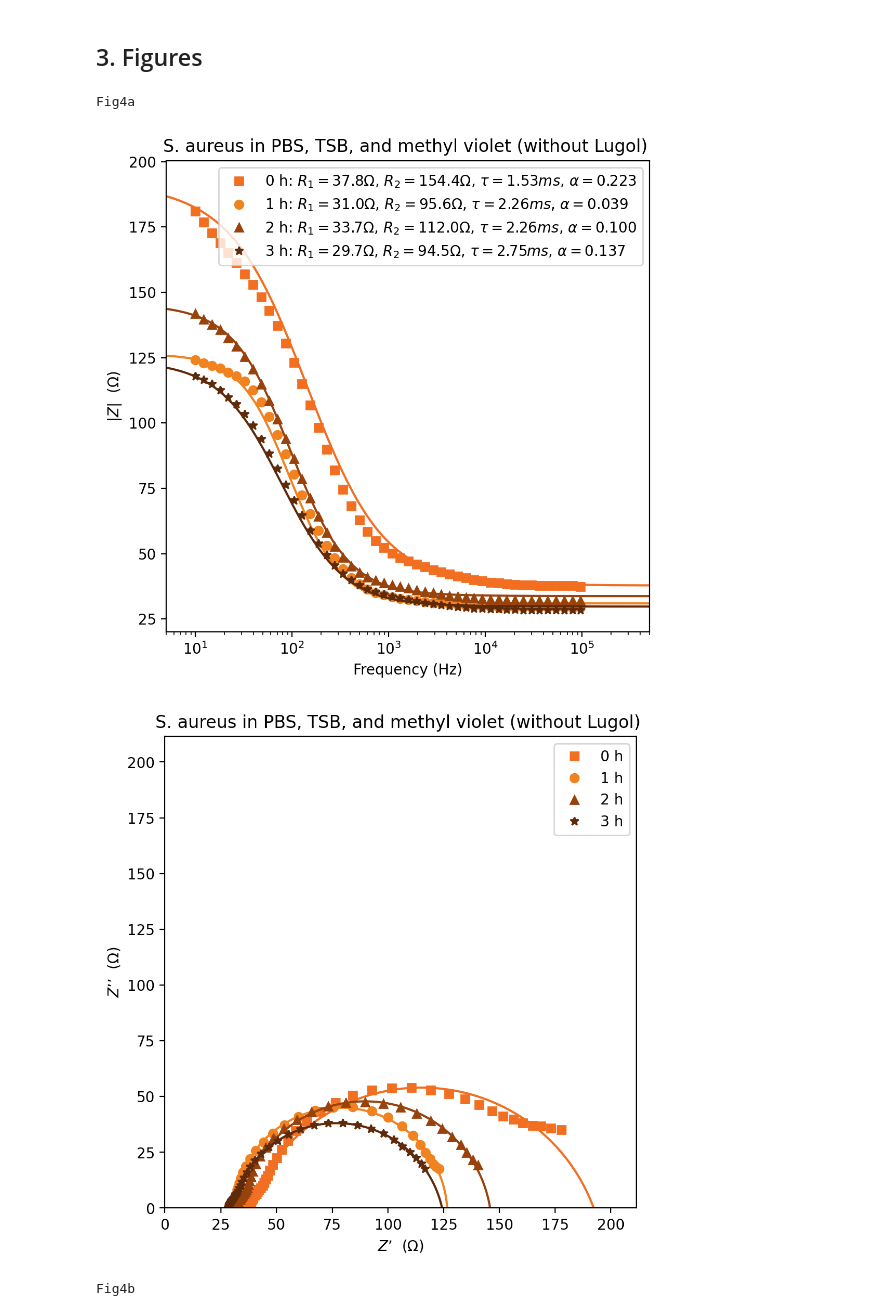
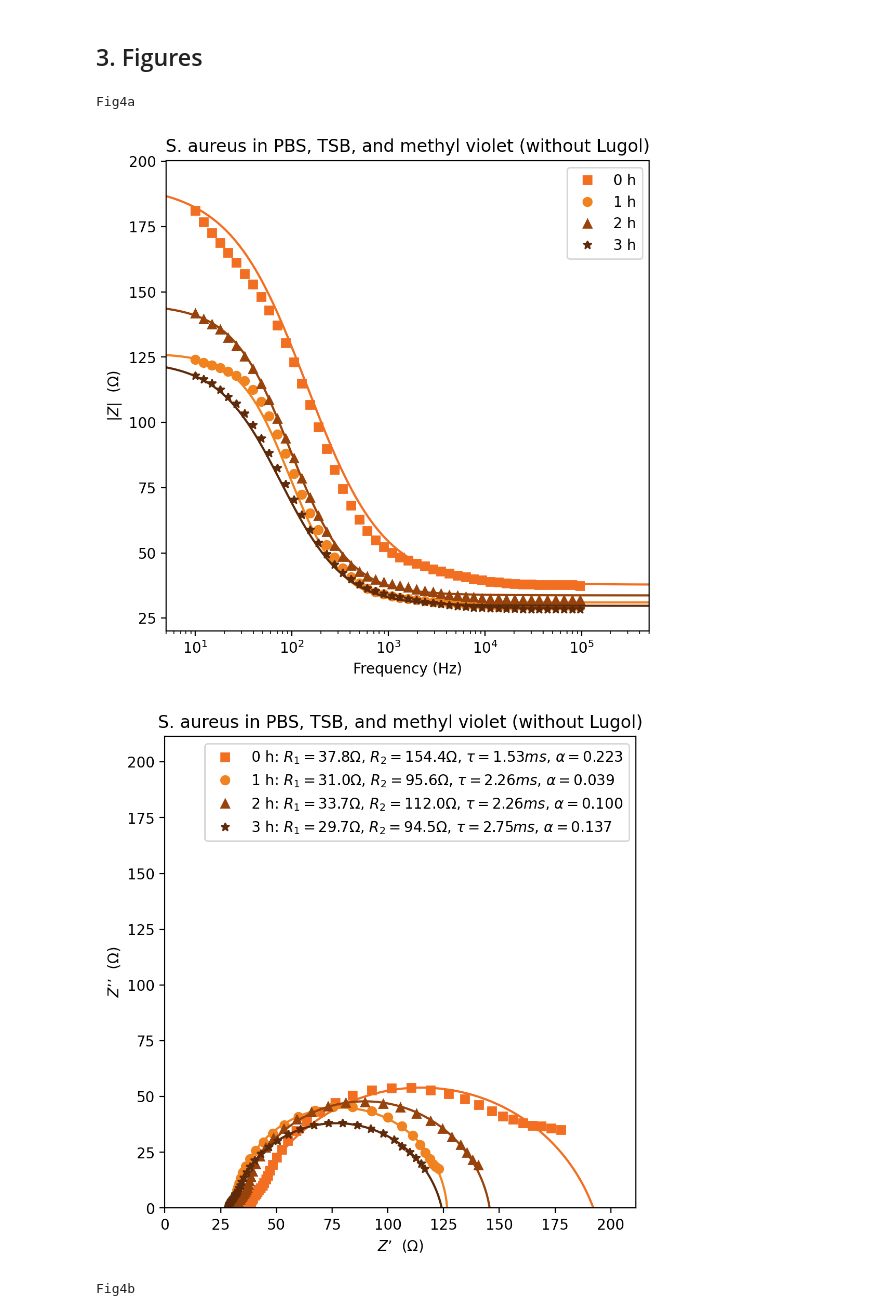
Before and after one commit to davidalejandromiranda/cronoimpedance, a Jupyter notebook: paper1_Saureus_Ecoli.ipynb, the cells around one changed output. Cells and saved outputs as stored; diff of their text form; code cells hidden in the pictures.

Commit message:
cronoimpedance plots

```diff
--- a/paper1_Saureus_Ecoli.ipynb
+++ b/paper1_Saureus_Ecoli.ipynb
@@ -16,37 +16,49 @@ from scipy import optimize
 # %% [markdown]
 ## 2. Definitions and methods
 # %%
-figs_params_file_path = 'data/paper1_Cole_Cole_params.xlsx'
+figs_params_file_path = 'data/paper1_Cole_Cole_params.csv'
 figs = {
     'Fig4a':{
-        'path': 'data/paper1_without_Lugol_Saureus.xlsx',
+        'path': 'data/paper1_without_Lugol_Saureus.csv',
         'bacteria':'S. aureus',
         'medium':'PBS, TSB, and methyl violet (without Lugol)',
         'data': None,
         'params': None,
     },
     'Fig4b':{
-        'path': 'data/paper1_without_Lugol_Ecoli.xlsx',
+        'path': 'data/paper1_without_Lugol_Ecoli.csv',
         'bacteria':'E. coli',
         'medium':'PBS, TSB, and methyl violet (without Lugol)',
         'data': None,
         'params': None,
     },
     'Fig5a':{
-        'path': 'data/paper1_with_Lugol_Saureus.xlsx',
+        'path': 'data/paper1_with_Lugol_Saureus.csv',
         'bacteria':'S. aureus',
         'medium':'PBS, TSB, methyl violet, and Lugol ',
         'data': None,
         'params': None,
     },
     'Fig5b':{
-        'path':'data/paper1_with_Lugol_Ecoli.xlsx',
+        'path':'data/paper1_with_Lugol_Ecoli.csv',
         'bacteria':'E. coli',
         'medium':'PBS, TSB, methyl violet, and Lugol ',
         'data': None,
         'params': None,
     },
 }
+plot_info = {
+    'S. aureus': {
+        'label':'(I) Staphylococcus aureus',
+        'color':'#753909',
+        'marker':'o',
+    },
+    'E. coli': {
+        'label':'(II) Escherichia coli',
+        'color':'#F08220',
+        'marker':'s',
+    },
+}
 # %%
 colors = ['#F26E21', '#F08220', '#98420C', '#5F2A0A', '#60590A']
 markers = ['s', 'o', '^', '*']
@@ -201,11 +213,11 @@ def Z_abs_and_nyquists(data, params=None, show_bode=False, colors=colors, marker
         title = f'{bacteria} in {medium}'
         if show_bode:
             plt.figure(fig1)
-            plt.semilogx(f, Z, color=colors[ic], marker=markers[im], linestyle='None', label=label)
+            plt.semilogx(f, Z, color=colors[ic], marker=markers[im], linestyle='None', label=tl)
             plt.semilogx(ffit, np.abs(Zfit), color=colors[ic])
             plt.title(title)
         plt.figure(fig2)
-        plt.plot(x, y, color=colors[ic], marker=markers[im], linestyle='None', label=tl)
+        plt.plot(x, y, color=colors[ic], marker=markers[im], linestyle='None', label=label)
         plt.plot(Zfit.real, -Zfit.imag, color=colors[ic])
         plt.title(title)
 
@@ -228,9 +286,7 @@ def Z_abs_and_nyquists(data, params=None, show_bode=False, colors=colors, marker
 # %%
 def plot_figures(figs, params_all=None, show_bode=False, optimize_tau=False):
     for k in figs.keys():
-        path = figs[k]['path']
-        data = pd.read_excel(path, header=[0, 1])
-        figs[k]['data'] = data
+        data = figs[k]['data']
         print(k)
         params = None
         if isinstance(params_all, pd.DataFrame):
@@ -238,11 +294,13 @@ def plot_figures(figs, params_all=None, show_bode=False, optimize_tau=False):
         Z_abs_and_nyquists(data, params=params, show_bode=show_bode, optimize_tau=optimize_tau)
 # %% [markdown]
 ## 3. Figures
+# %%
+set_figs(figs)
+params_all = pd.read_csv(figs_params_file_path, sep=';')
 # %%
-params_all = pd.read_excel(figs_params_file_path)
 plot_figures(figs, params_all=params_all, show_bode=True, optimize_tau=False)
 # %% [output]
 Fig4a
-[figure, old version]
+[figure, new version]
-[figure, old version]
+[figure, new version]
 Fig4b
```
Also changed, not shown: parts of 9 cells of this notebook, 12 other files.
